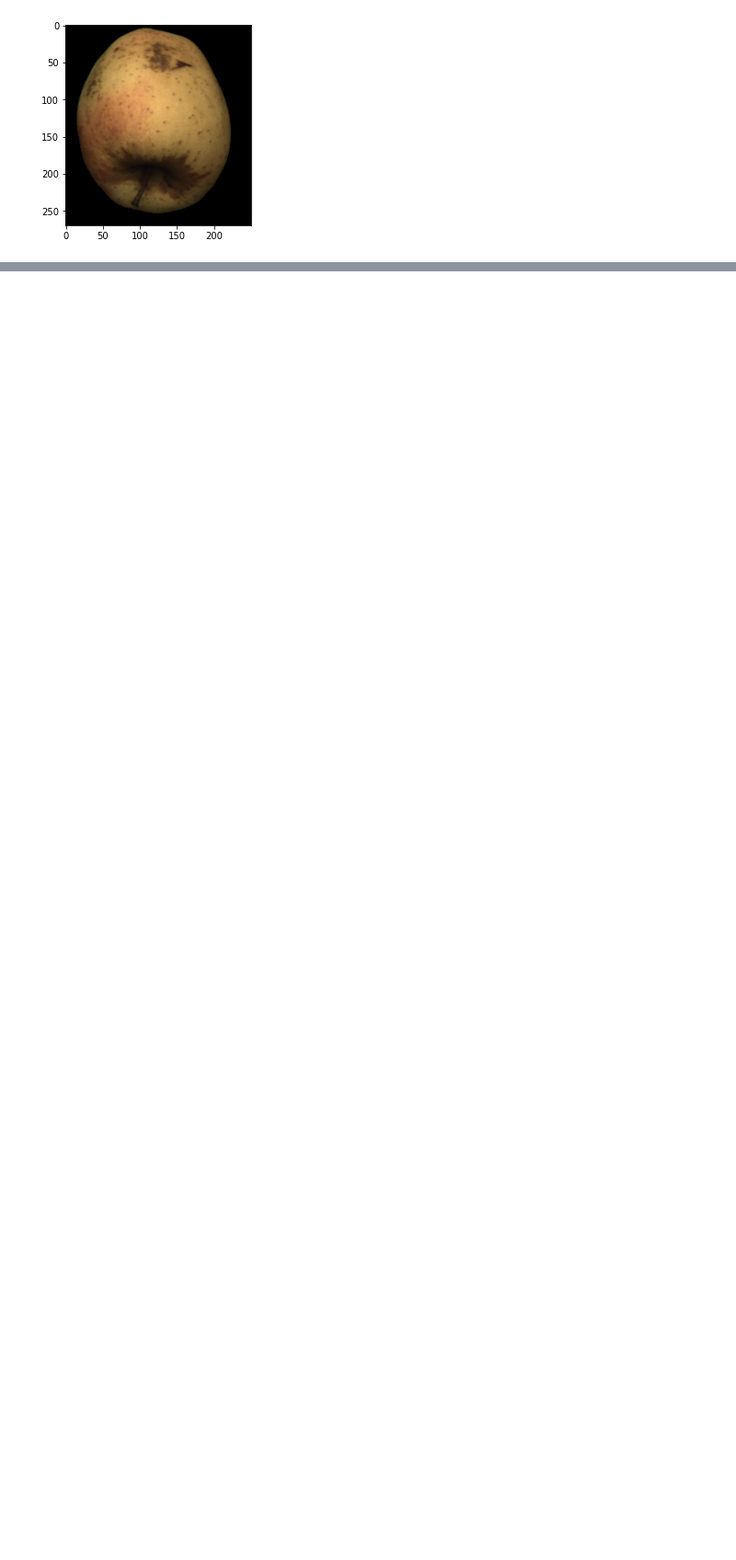
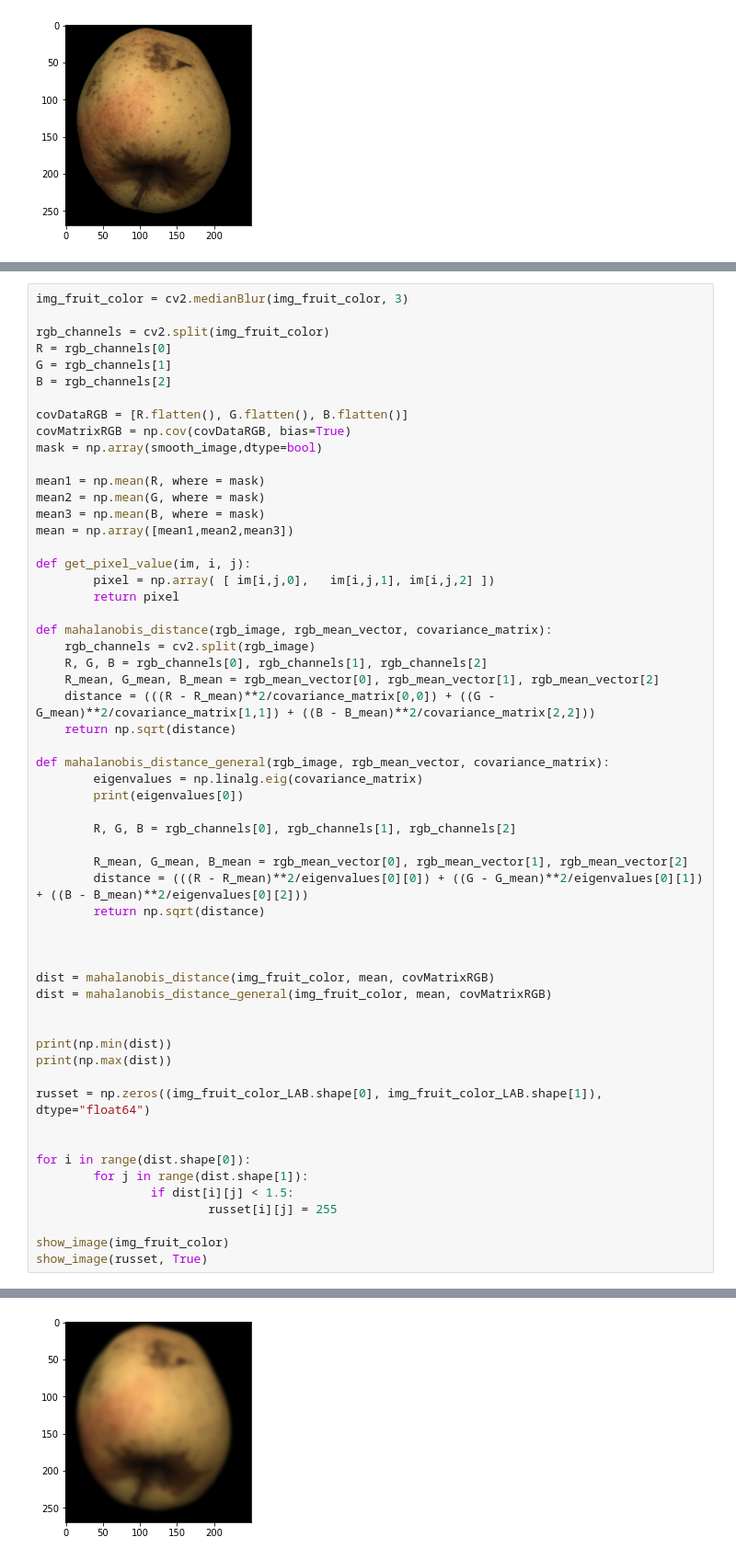
Before and after one commit to camilladybdal/fruit-inspection, a Jupyter notebook: task2.ipynb, the cells around one changed output, grey strips where cells are left out. Shown at 92% size. Saved outputs shown, nothing was run; the diff lists cells and outputs as text; blank space fills up the shorter version.

Commit message:
tried implementing the mahanobis dist using eigenvalues

```diff
--- a/task2.ipynb
+++ b/task2.ipynb
@@ -119,0 +121,58 @@ show_image(russet, True)
+# %%
+img_fruit_color = cv2.medianBlur(img_fruit_color, 3)
+
+rgb_channels = cv2.split(img_fruit_color)
+R = rgb_channels[0]
+G = rgb_channels[1]
+B = rgb_channels[2]
+
+covDataRGB = [R.flatten(), G.flatten(), B.flatten()]
+covMatrixRGB = np.cov(covDataRGB, bias=True)
+mask = np.array(smooth_image,dtype=bool)
+
+mean1 = np.mean(R, where = mask)
+mean2 = np.mean(G, where = mask)
+mean3 = np.mean(B, where = mask)
+mean = np.array([mean1,mean2,mean3])
+
+def get_pixel_value(im, i, j):
+        pixel = np.array( [ im[i,j,0],   im[i,j,1], im[i,j,2] ])
+        return pixel
+
+def mahalanobis_distance(rgb_image, rgb_mean_vector, covariance_matrix):
+    rgb_channels = cv2.split(rgb_image)
+    R, G, B = rgb_channels[0], rgb_channels[1], rgb_channels[2]
+    R_mean, G_mean, B_mean = rgb_mean_vector[0], rgb_mean_vector[1], rgb_mean_vector[2]
+    distance = (((R - R_mean)**2/covariance_matrix[0,0]) + ((G - G_mean)**2/covariance_matrix[1,1]) + ((B - B_mean)**2/covariance_matrix[2,2]))
+    return np.sqrt(distance)
+
+def mahalanobis_distance_general(rgb_image, rgb_mean_vector, covariance_matrix):
+        eigenvalues = np.linalg.eig(covariance_matrix)
+        print(eigenvalues[0])
+
+        R, G, B = rgb_channels[0], rgb_channels[1], rgb_channels[2]
+
+        R_mean, G_mean, B_mean = rgb_mean_vector[0], rgb_mean_vector[1], rgb_mean_vector[2]
+        distance = (((R - R_mean)**2/eigenvalues[0][0]) + ((G - G_mean)**2/eigenvalues[0][1]) + ((B - B_mean)**2/eigenvalues[0][2]))
+        return np.sqrt(distance)
+
+
+
+dist = mahalanobis_distance(img_fruit_color, mean, covMatrixRGB)
+dist = mahalanobis_distance_general(img_fruit_color, mean, covMatrixRGB)
+
+
+print(np.min(dist))
+print(np.max(dist))
+
+russet = np.zeros((img_fruit_color_LAB.shape[0], img_fruit_color_LAB.shape[1]), dtype="float64")
+
+
+for i in range(dist.shape[0]):
+        for j in range(dist.shape[1]):
+                if dist[i][j] < 1.5:
+                        russet[i][j] = 255
+
+show_image(img_fruit_color)
+show_image(russet, True)
+# %% [output]
@@ -119,0 +182 @@ show_image(russet, True)
+[figure, added]
```
Also changed, not shown: parts of 3 cells of this notebook.
